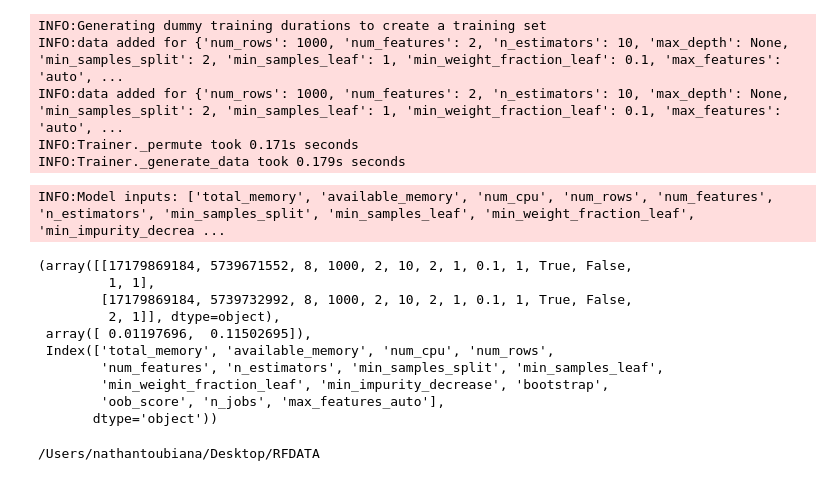
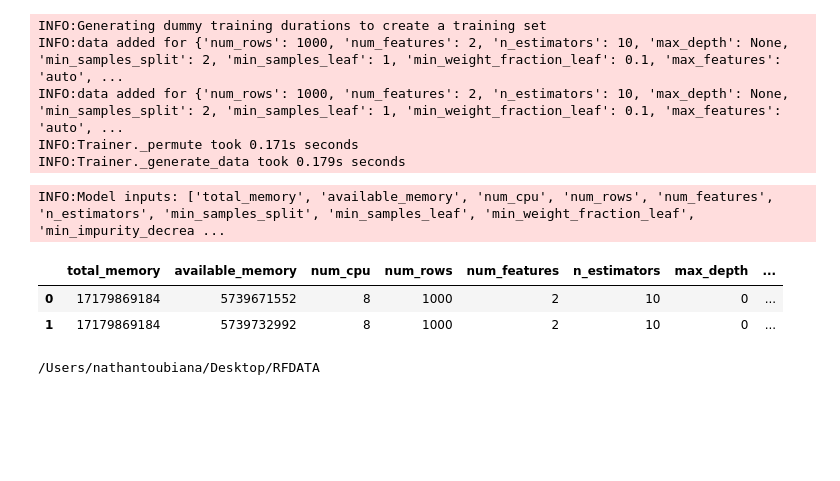
Before and after one commit to scitime/scitime, a Jupyter notebook: scikest/Untitled.ipynb, the cells around one changed output. Saved outputs shown, nothing was run; the diff lists cells and outputs as text; code cells hidden in the pictures; blank space fills up the shorter version.

```diff
--- a/scikest/Untitled.ipynb
+++ b/scikest/Untitled.ipynb
@@ -15,19 +20,15 @@ INFO:data added for {'num_rows': 1000, 'num_features': 2, 'n_estimators': 10, 'm
 INFO:Trainer._permute took 0.171s seconds
 INFO:Trainer._generate_data took 0.179s seconds
 # %%
-trainer._transform_data(dfs[0], dfs[1])
+X, y , cols = trainer._transform_data(dfs[0], dfs[1])
 # %% [output]
 INFO:Model inputs: ['total_memory', 'available_memory', 'num_cpu', 'num_rows', 'num_features', 'n_estimators', 'min_samples_split', 'min_samples_leaf', 'min_weight_fraction_leaf', 'min_impurity_decrea ...
-(array([[17179869184, 5739671552, 8, 1000, 2, 10, 2, 1, 0.1, 1, True, False,
-         1, 1],
-        [17179869184, 5739732992, 8, 1000, 2, 10, 2, 1, 0.1, 1, True, False,
-         2, 1]], dtype=object),
- array([ 0.01197696,  0.11502695]),
- Index(['total_memory', 'available_memory', 'num_cpu', 'num_rows',
-        'num_features', 'n_estimators', 'min_samples_split', 'min_samples_leaf',
-        'min_weight_fraction_leaf', 'min_impurity_decrease', 'bootstrap',
-        'oob_score', 'n_jobs', 'max_features_auto'],
-       dtype='object'))
+# %%
+pd.get_dummies(dfs[0].fillna(0))
+# %% [output]
+|  | total_memory | available_memory | num_cpu | num_rows | num_features | n_estimators | max_depth | ... |
+| 0 | 17179869184 | 5739671552 | 8 | 1000 | 2 | 10 | 0 | ... |
+| 1 | 17179869184 | 5739732992 | 8 | 1000 | 2 | 10 | 0 | ... |
 # %%
 cd Desktop/RFDATA/
 # %% [output]
```
Also changed, not shown: parts of 4 cells of this notebook, 8 other files.
